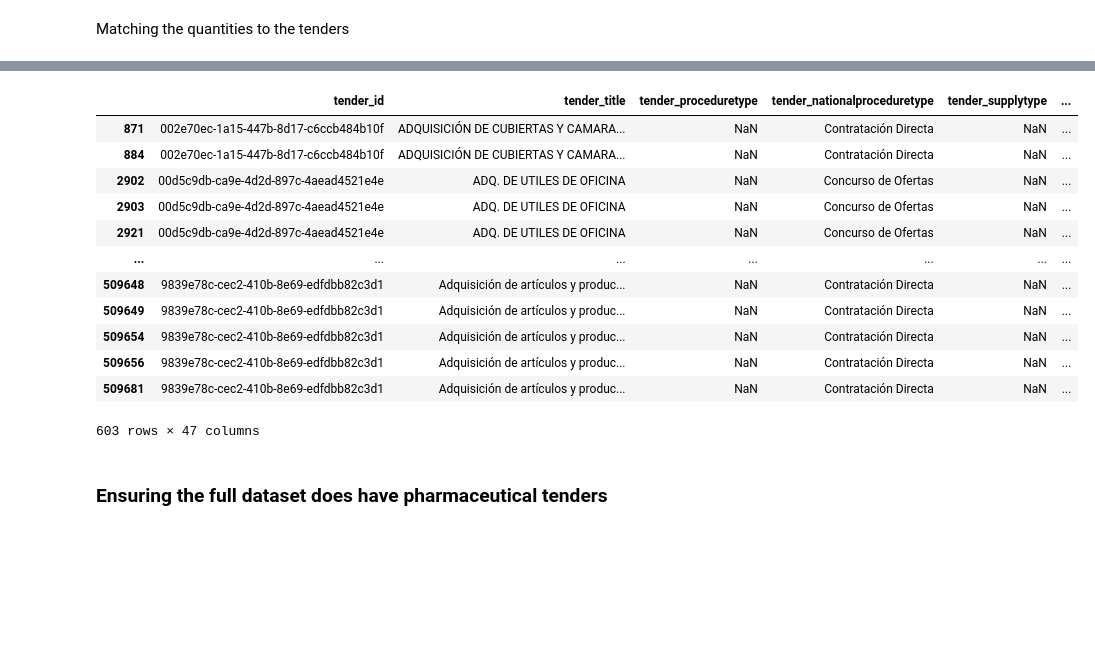
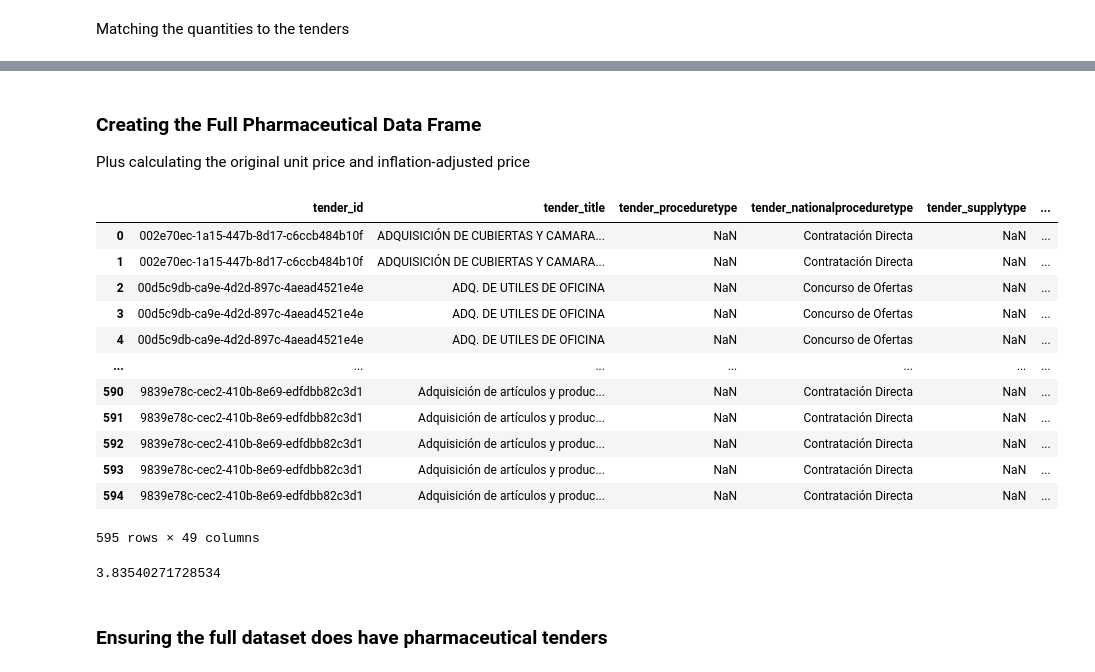
Before and after one commit to aidanlockwood20/MXN442-Assignment2-Project, a Jupyter notebook: report.ipynb, the cells around one changed output, grey strips where cells are left out. Saved outputs shown, nothing was run; the diff lists cells and outputs as text; code cells hidden in the pictures; blank space fills up the shorter version.

Commit message:
Full Pharma Dataset with Inflation Adjustments

```diff
--- a/report.ipynb
+++ b/report.ipynb
@@ -816,5 +720,6 @@ Extracted quantities for 1 contracts.
 # %%
 contract_quantities = {}
+contract_unit_prices = {}
 
 original_urls = paraguay_tender_contracts_list
 json_responses = non_none_results
@@ -826,7 +731,6 @@ for i, contract_data in enumerate(tqdm(non_none_results, desc = "Building quanti
 
         json_uri = contract_json.get('uri', '')
 
-
         if i < len(paraguay_tender_contracts_list):
             original_url = paraguay_tender_contracts_list[i]
         else:
@@ -836,16 +740,30 @@ for i, contract_data in enumerate(tqdm(non_none_results, desc = "Building quanti
         if original_url not in contract_quantities:
             contract_quantities[original_url] = {}
 
+        if original_url not in contract_unit_prices:
+            contract_unit_prices[original_url] = {}
+
         # Store all product quantities for this contract
         for item in items:
             product_id = item.get('classification', {}).get('id', '')
             quantity = item.get('quantity', 0)
+
+            unit_price = None
+
+            try:
+                unit_price = item['unit']['value']['amount']
+            except Exception as e:
+                unit_price = None
+
             if product_id:
                 contract_quantities[original_url][product_id] = quantity
+            if unit_price is not None:
+                contract_unit_prices[original_url][product_id] = unit_price
 
     except Exception as e:
         continue
 
 print(f"Built mapping for {len(contract_quantities)} contracts using original URLs")
+print(f"Built mapping for {len(contract_unit_prices)} contracts using original URLs")
 # %% [output]
 Built mapping for 32709 contracts using original URLs
@@ -852,5 +777,5 @@ Built mapping for 32709 contracts using original URLs
 # %%
-quantity_mapping_fixed(paraguay_procurement_data_expanded, contract_quantities)
+paraguay_procurement_data_expanded = quantity_mapping_fixed(paraguay_procurement_data_expanded, contract_quantities)
 # %% [output]
 Results:
 - Total contract groups checked: 106123
@@ -904,0 +784,2 @@ paraguay_procurement_data_expanded_non_null
+# %%
+paraguay_procurement_data_expanded = unit_price_mapping(paraguay_procurement_data_expanded, contract_unit_prices)
@@ -904,0 +791,3 @@ paraguay_procurement_data_expanded_non_null
+# %%
+paraguay_procurement_data_expanded_non_null = paraguay_procurement_data_expanded[paraguay_procurement_data_expanded['quantity'].notnull()].reset_index(drop = True)
+paraguay_procurement_data_expanded_non_null
@@ -905,20 +808,30 @@ paraguay_procurement_data_expanded_non_null
+# %% [markdown]
+### Creating the Full Pharmaceutical Data Frame
+Plus calculating the original unit price and inflation-adjusted price
 # %%
 pharma_matched_ids = pharma_matches['item_id'].unique().tolist()
-full_pharmaceutical_df = paraguay_procurement_data_expanded_non_null[paraguay_procurement_data_expanded_non_null['lot_productCode'].isin(pharma_matched_ids)]
+full_pharmaceutical_df = paraguay_procurement_data_expanded_non_null[paraguay_procurement_data_expanded_non_null['lot_productCode'].isin(pharma_matched_ids)].reset_index(drop = True)
+
+full_pharmaceutical_df['unit_price'] = full_pharmaceutical_df['unit_price'] / full_pharmaceutical_df['quantity']
+full_pharmaceutical_df['inflation_adj_unit_price'] = full_pharmaceutical_df['unit_price'] * (paraguay_inflation_data['2024'].values[0] / full_pharmaceutical_df['tender_year'])
 full_pharmaceutical_df
 # %% [output]
 |  | tender_id | tender_title | tender_proceduretype | tender_nationalproceduretype | tender_supplytype | ... |
-| 871 | 002e70ec-1a15-447b-8d17-c6ccb484b10f | ADQUISICIÓN DE CUBIERTAS Y CAMARA... | NaN | Contratación Directa | NaN | ... |
-| 884 | 002e70ec-1a15-447b-8d17-c6ccb484b10f | ADQUISICIÓN DE CUBIERTAS Y CAMARA... | NaN | Contratación Directa | NaN | ... |
-| 2902 | 00d5c9db-ca9e-4d2d-897c-4aead4521e4e | ADQ. DE UTILES DE OFICINA | NaN | Concurso de Ofertas | NaN | ... |
-| 2903 | 00d5c9db-ca9e-4d2d-897c-4aead4521e4e | ADQ. DE UTILES DE OFICINA | NaN | Concurso de Ofertas | NaN | ... |
-| 2921 | 00d5c9db-ca9e-4d2d-897c-4aead4521e4e | ADQ. DE UTILES DE OFICINA | NaN | Concurso de Ofertas | NaN | ... |
+| 0 | 002e70ec-1a15-447b-8d17-c6ccb484b10f | ADQUISICIÓN DE CUBIERTAS Y CAMARA... | NaN | Contratación Directa | NaN | ... |
+| 1 | 002e70ec-1a15-447b-8d17-c6ccb484b10f | ADQUISICIÓN DE CUBIERTAS Y CAMARA... | NaN | Contratación Directa | NaN | ... |
+| 2 | 00d5c9db-ca9e-4d2d-897c-4aead4521e4e | ADQ. DE UTILES DE OFICINA | NaN | Concurso de Ofertas | NaN | ... |
+| 3 | 00d5c9db-ca9e-4d2d-897c-4aead4521e4e | ADQ. DE UTILES DE OFICINA | NaN | Concurso de Ofertas | NaN | ... |
+| 4 | 00d5c9db-ca9e-4d2d-897c-4aead4521e4e | ADQ. DE UTILES DE OFICINA | NaN | Concurso de Ofertas | NaN | ... |
 | ... | ... | ... | ... | ... | ... | ... |
-| 509648 | 9839e78c-cec2-410b-8e69-edfdbb82c3d1 | Adquisición de artículos y produc... | NaN | Contratación Directa | NaN | ... |
-| 509649 | 9839e78c-cec2-410b-8e69-edfdbb82c3d1 | Adquisición de artículos y produc... | NaN | Contratación Directa | NaN | ... |
-| 509654 | 9839e78c-cec2-410b-8e69-edfdbb82c3d1 | Adquisición de artículos y produc... | NaN | Contratación Directa | NaN | ... |
-| 509656 | 9839e78c-cec2-410b-8e69-edfdbb82c3d1 | Adquisición de artículos y produc... | NaN | Contratación Directa | NaN | ... |
-| 509681 | 9839e78c-cec2-410b-8e69-edfdbb82c3d1 | Adquisición de artículos y produc... | NaN | Contratación Directa | NaN | ... |
+| 590 | 9839e78c-cec2-410b-8e69-edfdbb82c3d1 | Adquisición de artículos y produc... | NaN | Contratación Directa | NaN | ... |
+| 591 | 9839e78c-cec2-410b-8e69-edfdbb82c3d1 | Adquisición de artículos y produc... | NaN | Contratación Directa | NaN | ... |
+| 592 | 9839e78c-cec2-410b-8e69-edfdbb82c3d1 | Adquisición de artículos y produc... | NaN | Contratación Directa | NaN | ... |
+| 593 | 9839e78c-cec2-410b-8e69-edfdbb82c3d1 | Adquisición de artículos y produc... | NaN | Contratación Directa | NaN | ... |
+| 594 | 9839e78c-cec2-410b-8e69-edfdbb82c3d1 | Adquisición de artículos y produc... | NaN | Contratación Directa | NaN | ... |
-603 rows × 47 columns
+595 rows × 49 columns
+# %%
+paraguay_inflation_data['2024'].values[0]
+# %% [output]
+3.83540271728534
 # %% [markdown]
 ### Ensuring the full dataset does have pharmaceutical tenders
```
Also changed, not shown: parts of 26 cells of this notebook, 2 other files.
